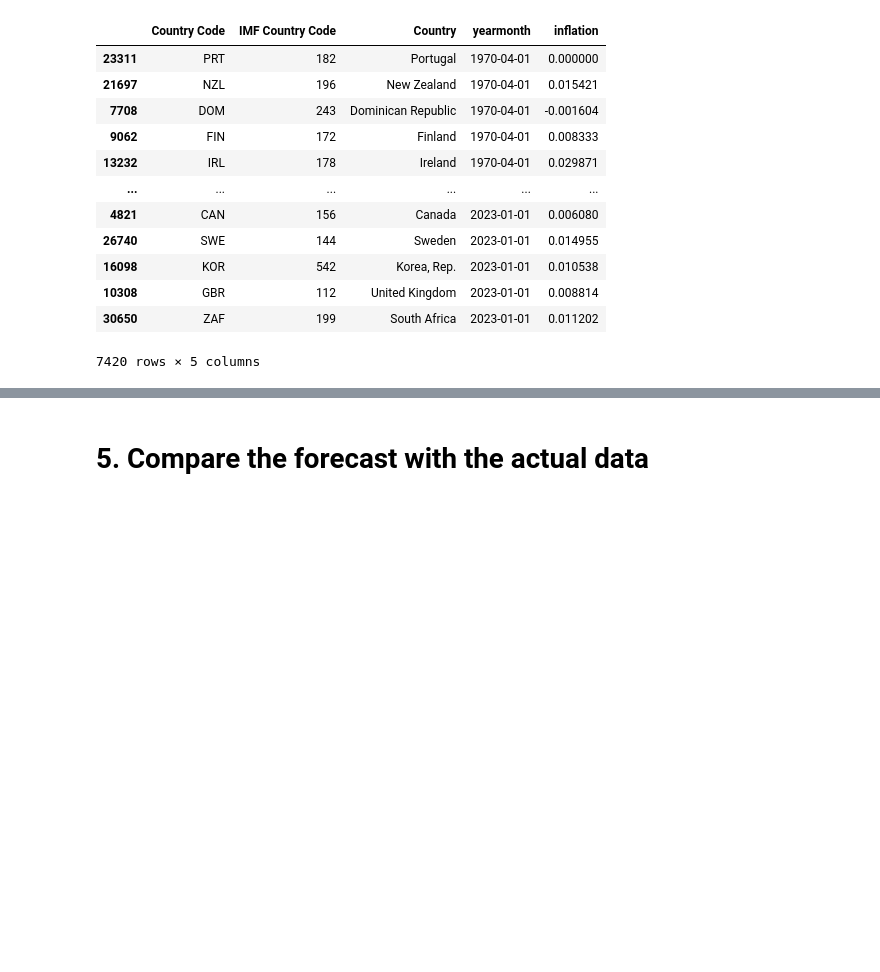
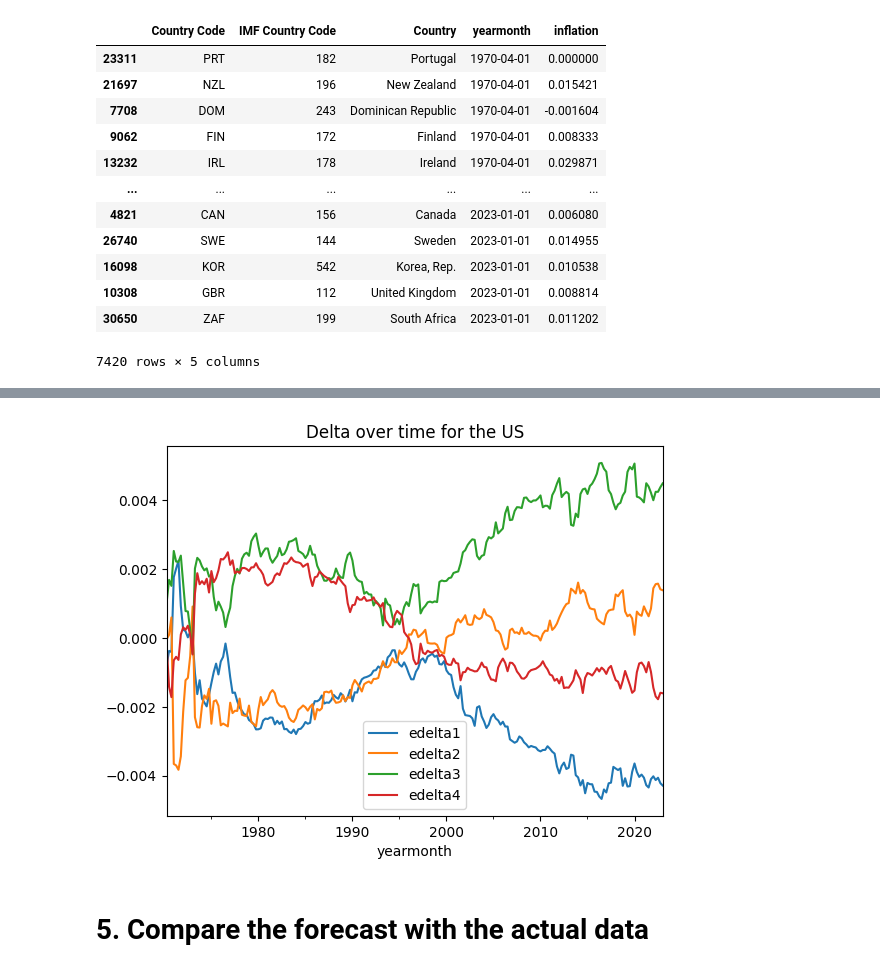
Before and after one commit to mvanaltvorst/seminar, a Jupyter notebook: notebooks/models/uc_sv_ss_model.ipynb, the cells around one changed output, grey strips where cells are left out. Cells and saved outputs as stored; diff of their text form; code cells hidden in the pictures; blank space fills up the shorter version.

Commit message:
Add figures and fix equations

```diff
--- a/notebooks/models/uc_sv_ss_model.ipynb
+++ b/notebooks/models/uc_sv_ss_model.ipynb
@@ -191,3 +191,10 @@ plt.legend().remove()
+# %%
+model.stored_state_means.loc["United States"][["edelta1", "edelta2", "edelta3", "edelta4"]].plot()
+plt.title("Delta over time for the US")
+plt.tight_layout()
+plt.savefig("../../Figures/delta_over_time.png", dpi = 300)
+# %% [output]
+[figure, added]
 # %% [markdown]
 # 5. Compare the forecast with the actual data
 # %%
```
Also changed, not shown: parts of 10 cells of this notebook, 5 other files.
